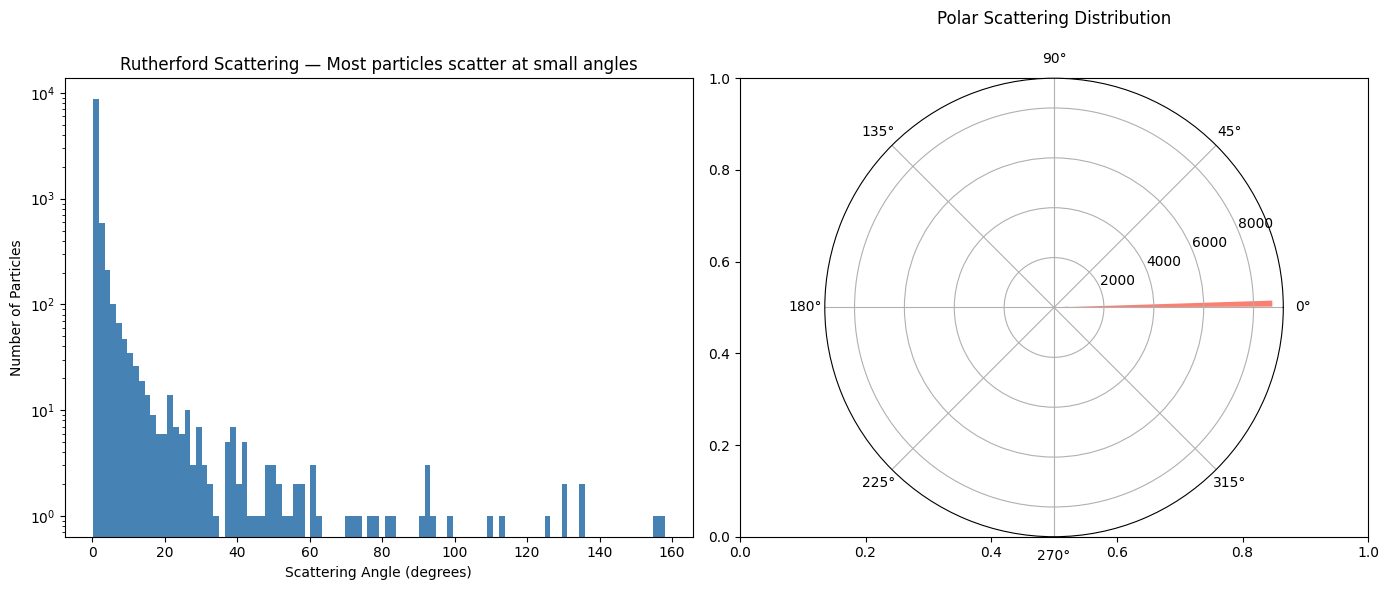
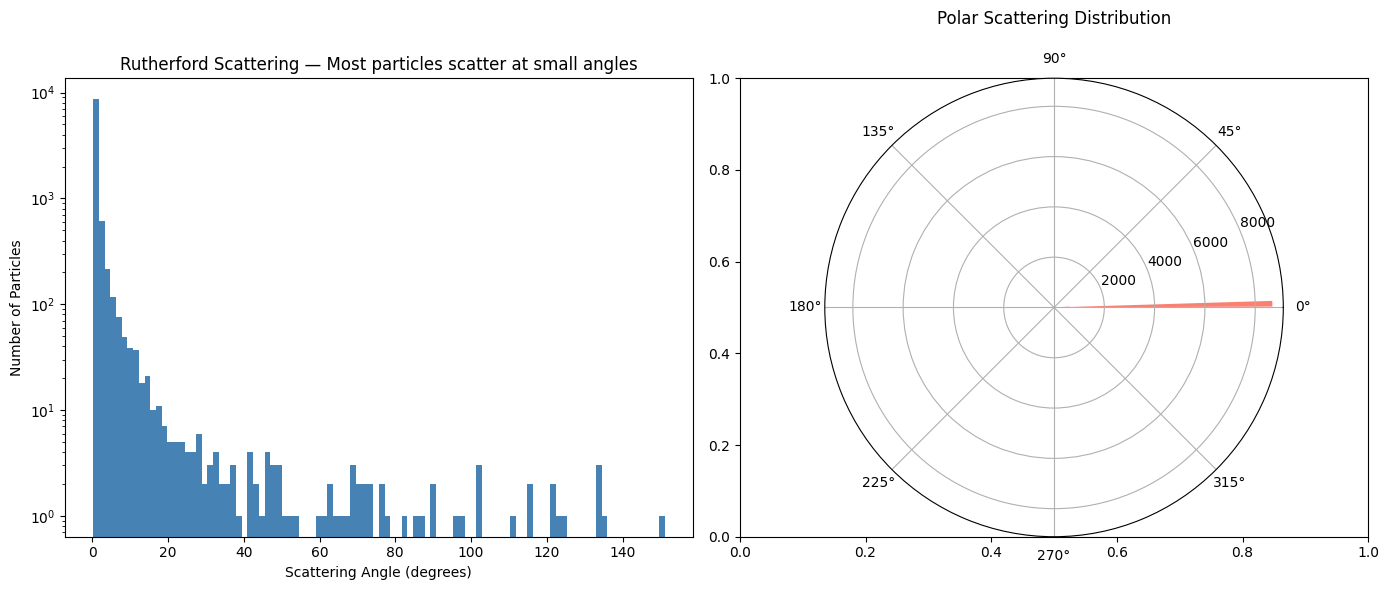
Unified diff of the notebook cell whose output changed from the first chart to the second:
--- before
+++ after
@@ -1,22 +1,27 @@
-import numpy as np
-import matplotlib.pyplot as plt
-import os
-os.chdir(r'C:/Users/Giannis/.vscode/02_monte_carlo_simulation_toolkit')
+# === FORWARD PROBLEM ===
+# Given known nucleus properties → predict scattering angle distribution
 
-n_particles = 10_000
-a = 1.0  # normalized Coulomb parameter
+n_particles = 10_000  # number of alpha particles to simulate
+a = 1.0               # normalized Coulomb parameter (depends on charges)
 
-# Much larger b_max so most particles miss the nucleus
+# impact parameter — how close each particle aims at the nucleus
+# large b_max ensures most particles miss the nucleus (realistic beam)
+
 b_max = 500.0
-b = np.random.uniform(0.1, b_max, n_particles)
+b = np.random.uniform(0.1, b_max, n_particles)  # random impact parameters
 
-# Rutherford formula
+# Rutherford scattering formula — θ = 2·arctan(a/b)
+# small b (close approach) → large deflection angle
+# large b (far approach)  → small deflection angle
+
 theta = 2 * np.arctan(a / b)
 
-print(f'Particles simulated: {n_particles:,}')
-print(f'Particles scattered < 10°: {np.sum(np.degrees(theta) < 10):,}')
-print(f'Particles scattered > 90°: {np.sum(theta > np.pi/2):,}')
+print(f'Particles simulated:       {n_particles:,}')
+print(f'Particles scattered < 10°: {np.sum(np.degrees(theta) < 10):,}')  # most particles
+print(f'Particles scattered > 90°: {np.sum(theta > np.pi/2):,}')         # rare direct hits
 
-fig, axes = plt.subplots(1, 2, figsize=(14, 6))
+fig, axes = plt.subplots(1, 2, figsize=(14, 6))                          # two side by side plots
+
+# left plot — histogram of scattering angles
 
 axes[0].hist(np.degrees(theta), bins=100, color='steelblue', edgecolor='none')
@@ -24,11 +29,13 @@
 axes[0].set_ylabel('Number of Particles')
 axes[0].set_title('Rutherford Scattering — Most particles scatter at small angles')
-axes[0].set_yscale('log')
+axes[0].set_yscale('log')   # log scale reveals rare large-angle scattering events
 
-ax_polar = fig.add_subplot(122, projection='polar')
+# right plot — polar histogram showing angular distribution
+
+ax_polar = fig.add_subplot(122, projection='polar')  # polar coordinate system
 ax_polar.hist(theta, bins=100, color='salmon', edgecolor='none')
 ax_polar.set_title('Polar Scattering Distribution', pad=20)
 
 plt.tight_layout()
-plt.savefig('results/02_particle_scattering.png', bbox_inches='tight')
+plt.savefig('results/02_particle_scattering.png', bbox_inches='tight')  # save to results
 plt.show()

Commit: Improve all notebooks — add comments, vectorize random walk, add comparison plots